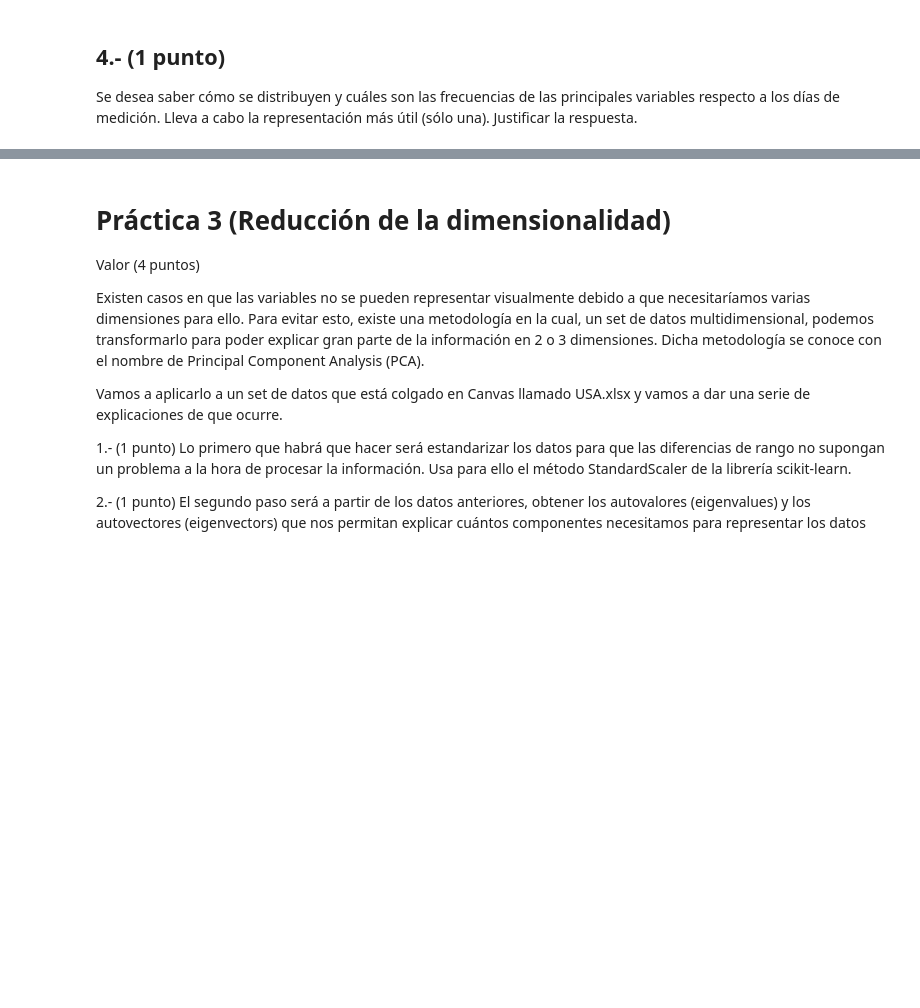
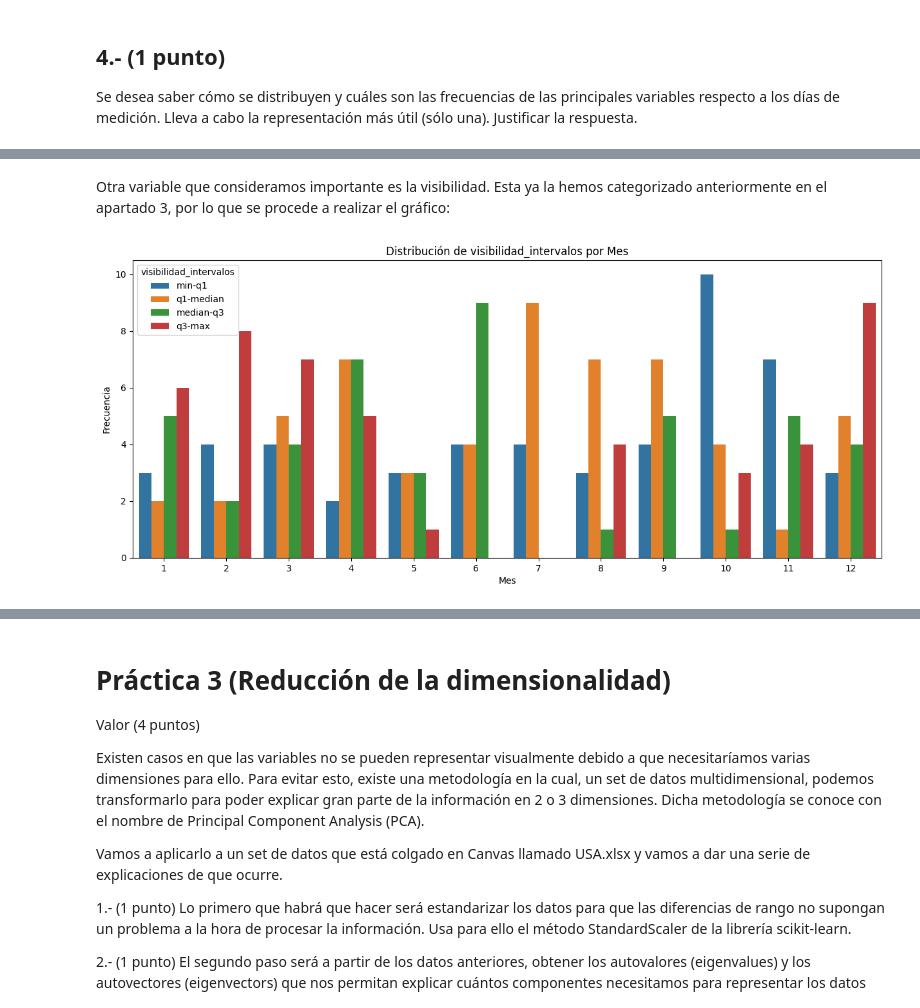
Before and after one commit to 9105507/MINERIA_DE_DATOS_23_24, a Jupyter notebook: LAB01_Preprocesamiento_y_visualización.ipynb, the cells around one changed output, grey strips where cells are left out. Cells and saved outputs as stored; diff of their text form; code cells hidden in the pictures; blank space fills up the shorter version.

```diff
--- a/LAB01_Preprocesamiento_y_visualización.ipynb
+++ b/LAB01_Preprocesamiento_y_visualización.ipynb
@@ -1336,0 +1434,25 @@ respecto a los días de medición. Lleva a cabo la representación más útil (s
+# %% [markdown]
+Otra variable que consideramos importante es la visibilidad. Esta ya la hemos categorizado anteriormente en el apartado 3, por lo que se procede a realizar el gráfico:
+# %%
+# Definir el tamaño del gráfico
+plt.figure(figsize=(15, 6))
+
+# Ordenar el DataFrame por mes
+df_sorted = ozonedata.sort_values('Month', ascending=True)
+
+# Establecer el orden de los intervalos para la variable 'inthumedad'
+order_intervalos = ['min-q1', 'q1-median', 'median-q3', 'q3-max']
+
+# Crear el barplot
+sns.countplot(x='Month', hue='visibilidad_intervalos', order=range(1, 13), hue_order=order_intervalos, data=df_sorted)
+
+# Añadir etiquetas y leyenda
+plt.title('Distribución de visibilidad_intervalos por Mes')
+plt.xlabel('Mes')
+plt.ylabel('Frecuencia')
+plt.legend(title='visibilidad_intervalos')
+
+# Mostrar el gráfico
+plt.show()
+# %% [output]
+[figure, added]
```
Also changed, not shown: parts of 13 cells of this notebook.
